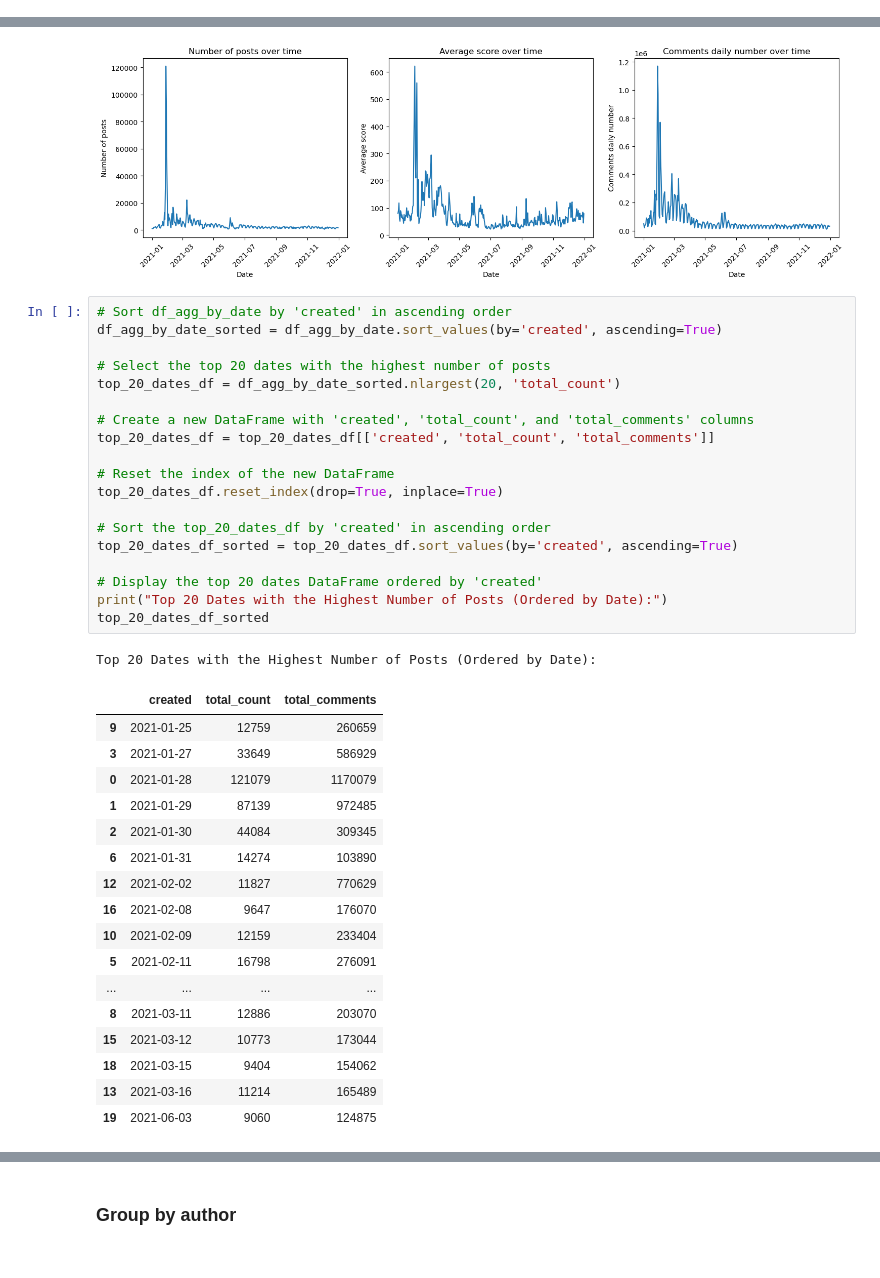
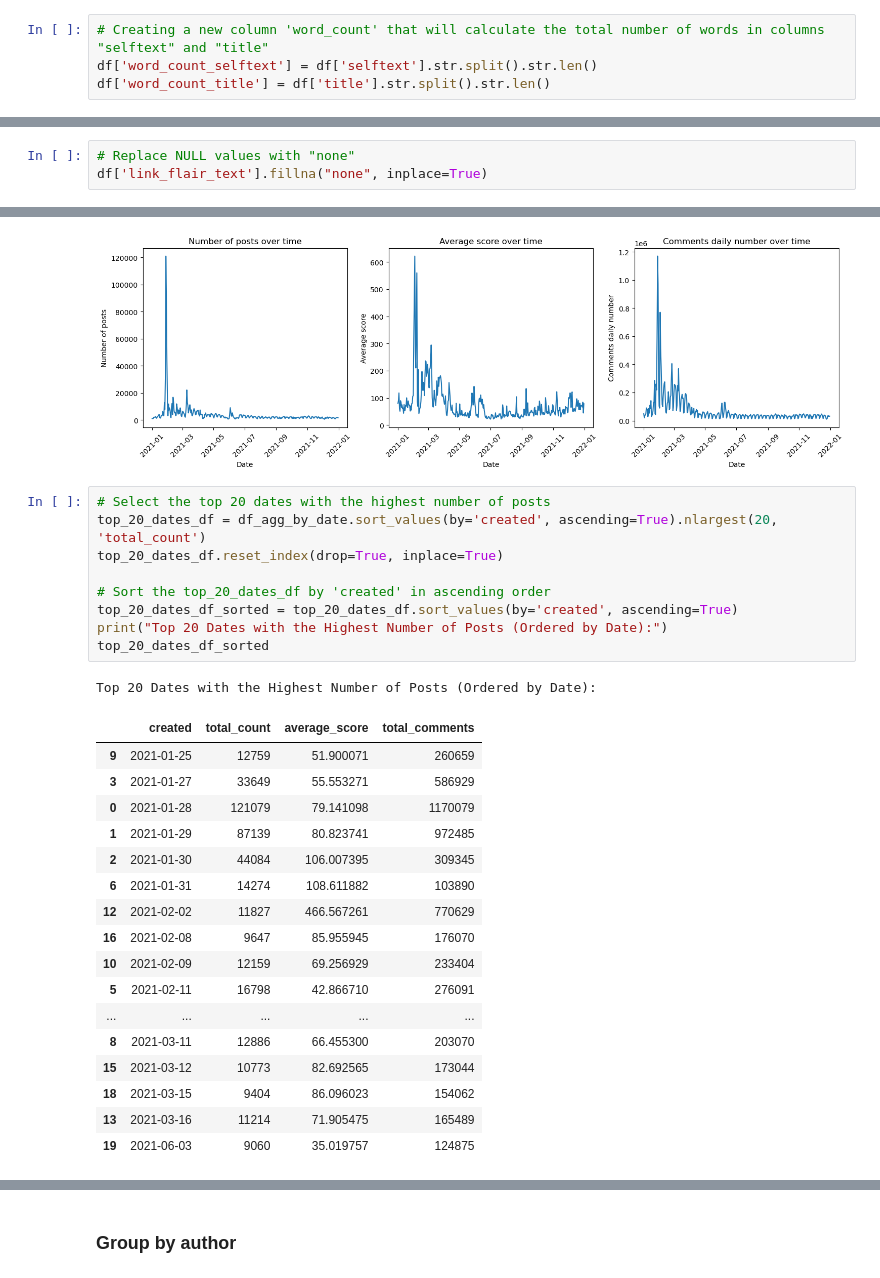
Before and after one commit to lusavkaedu/wallstreetbets, a Jupyter notebook: notebooks/01_data_loading_EDA.ipynb, the cells around one changed output, grey strips where cells are left out. Drawn from its saved outputs; the diff is of its cells as text.

```diff
--- a/notebooks/01_data_loading_EDA.ipynb
+++ b/notebooks/01_data_loading_EDA.ipynb
@@ -216,0 +350,4 @@ df.describe().T.style.background_gradient(cmap='BuGn')
+# %%
+# Creating a new column 'word_count' that will calculate the total number of words in columns "selftext" and "title"
+df['word_count_selftext'] = df['selftext'].str.split().str.len()
+df['word_count_title'] = df['title'].str.split().str.len()
@@ -217,3 +458,6 @@ df.describe().T.style.background_gradient(cmap='BuGn')
+# %%
+# Replace NULL values with "none"
+df['link_flair_text'].fillna("none", inplace=True)
 # %% [markdown]
 ### Duplicates removal
 # %%
@@ -568,43 +662,33 @@ plt.show()
 # %% [output]
 [figure]
 # %%
-# Sort df_agg_by_date by 'created' in ascending order
-df_agg_by_date_sorted = df_agg_by_date.sort_values(by='created', ascending=True)
-
 # Select the top 20 dates with the highest number of posts
-top_20_dates_df = df_agg_by_date_sorted.nlargest(20, 'total_count')
-
-# Create a new DataFrame with 'created', 'total_count', and 'total_comments' columns
-top_20_dates_df = top_20_dates_df[['created', 'total_count', 'total_comments']]
-
-# Reset the index of the new DataFrame
+top_20_dates_df = df_agg_by_date.sort_values(by='created', ascending=True).nlargest(20, 'total_count')
 top_20_dates_df.reset_index(drop=True, inplace=True)
 
 # Sort the top_20_dates_df by 'created' in ascending order
 top_20_dates_df_sorted = top_20_dates_df.sort_values(by='created', ascending=True)
-
-# Display the top 20 dates DataFrame ordered by 'created'
 print("Top 20 Dates with the Highest Number of Posts (Ordered by Date):")
 top_20_dates_df_sorted
 # %% [output]
 Top 20 Dates with the Highest Number of Posts (Ordered by Date):
-|  | created | total_count | total_comments |
-| 9 | 2021-01-25 | 12759 | 260659 |
-| 3 | 2021-01-27 | 33649 | 586929 |
-| 0 | 2021-01-28 | 121079 | 1170079 |
-| 1 | 2021-01-29 | 87139 | 972485 |
-| 2 | 2021-01-30 | 44084 | 309345 |
-| 6 | 2021-01-31 | 14274 | 103890 |
-| 12 | 2021-02-02 | 11827 | 770629 |
-| 16 | 2021-02-08 | 9647 | 176070 |
-| 10 | 2021-02-09 | 12159 | 233404 |
-| 5 | 2021-02-11 | 16798 | 276091 |
-| ... | ... | ... | ... |
-| 8 | 2021-03-11 | 12886 | 203070 |
-| 15 | 2021-03-12 | 10773 | 173044 |
-| 18 | 2021-03-15 | 9404 | 154062 |
-| 13 | 2021-03-16 | 11214 | 165489 |
-| 19 | 2021-06-03 | 9060 | 124875 |
+|  | created | total_count | average_score | total_comments |
+| 9 | 2021-01-25 | 12759 | 51.900071 | 260659 |
+| 3 | 2021-01-27 | 33649 | 55.553271 | 586929 |
+| 0 | 2021-01-28 | 121079 | 79.141098 | 1170079 |
+| 1 | 2021-01-29 | 87139 | 80.823741 | 972485 |
+| 2 | 2021-01-30 | 44084 | 106.007395 | 309345 |
+| 6 | 2021-01-31 | 14274 | 108.611882 | 103890 |
+| 12 | 2021-02-02 | 11827 | 466.567261 | 770629 |
+| 16 | 2021-02-08 | 9647 | 85.955945 | 176070 |
+| 10 | 2021-02-09 | 12159 | 69.256929 | 233404 |
+| 5 | 2021-02-11 | 16798 | 42.866710 | 276091 |
+| ... | ... | ... | ... | ... |
+| 8 | 2021-03-11 | 12886 | 66.455300 | 203070 |
+| 15 | 2021-03-12 | 10773 | 82.692565 | 173044 |
+| 18 | 2021-03-15 | 9404 | 86.096023 | 154062 |
+| 13 | 2021-03-16 | 11214 | 71.905475 | 165489 |
+| 19 | 2021-06-03 | 9060 | 35.019757 | 124875 |
 # %%
 total_count_sum = top_20_dates_df['total_count'].sum()
 total_count_percentage = (top_20_dates_df['total_count'].sum() / len(df)) * 100
```
Also changed, not shown: parts of 145 cells of this notebook.
